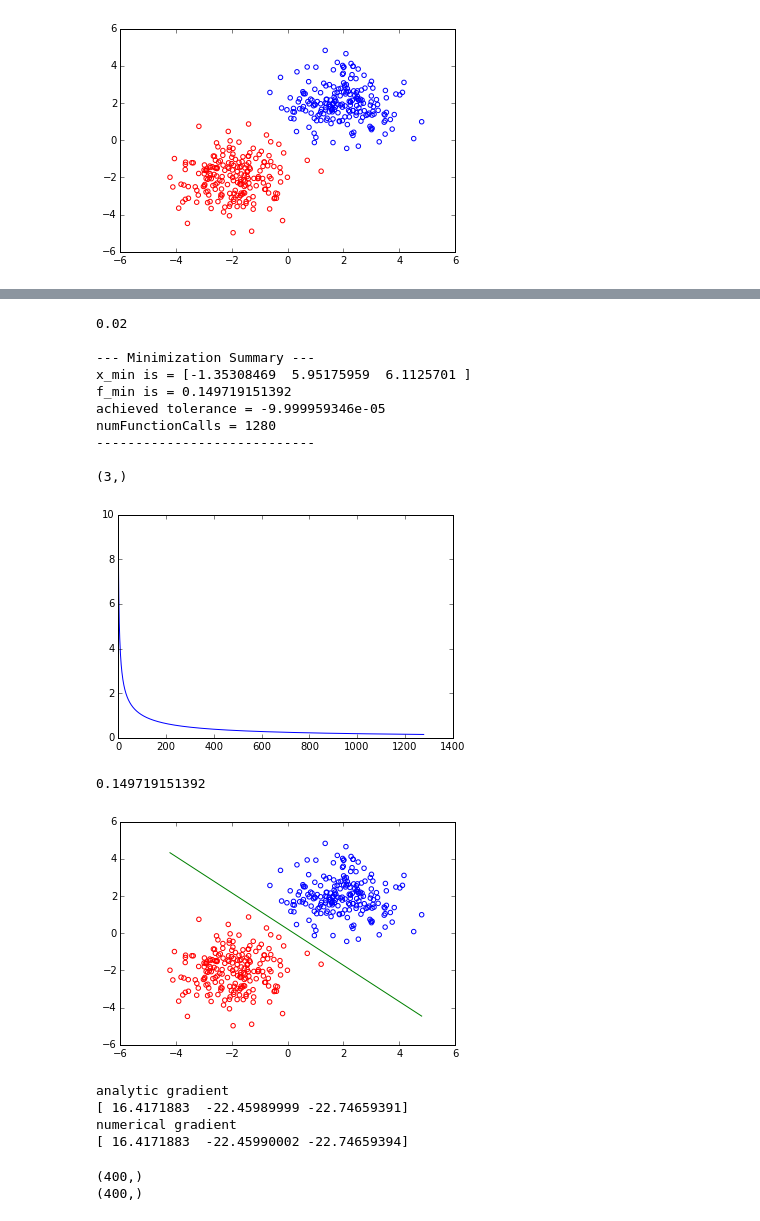
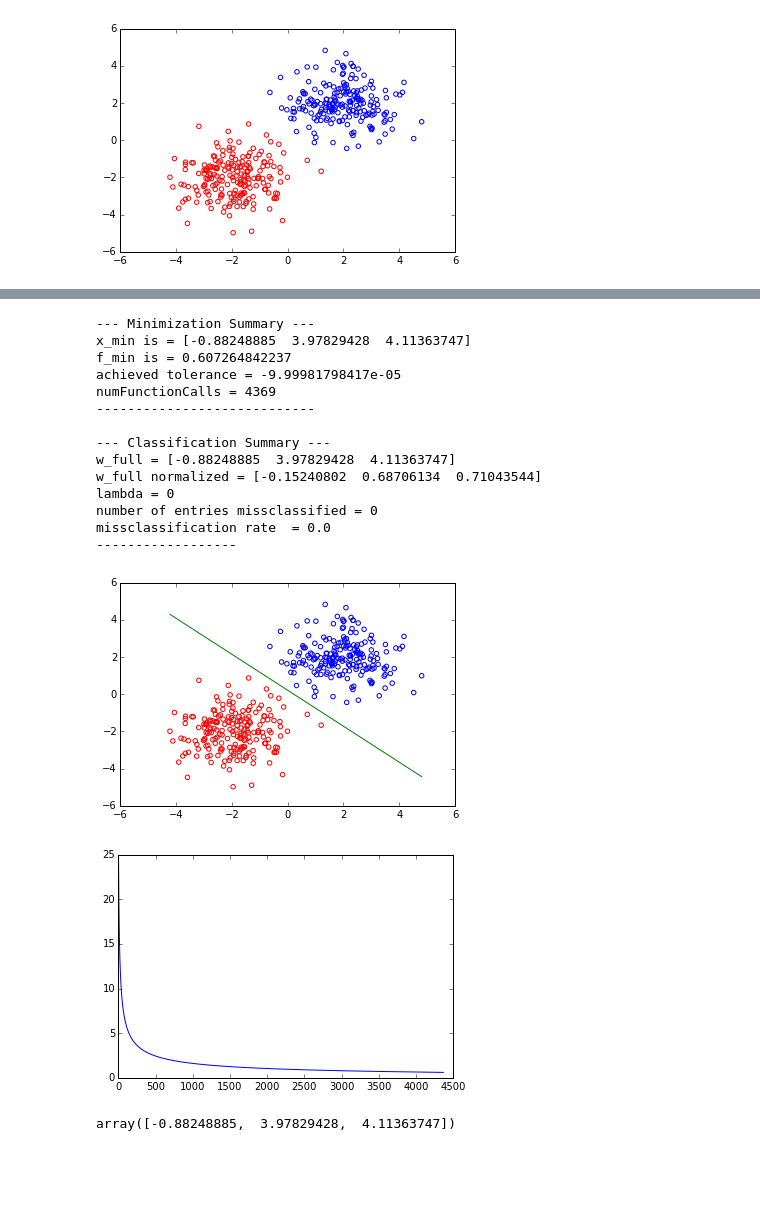
Before and after one commit to peteflorence/Machine-Learning-6.867-homework, a Jupyter notebook: hw2/prob_1.ipynb, the cells around one changed output, grey strips where cells are left out. Cells and saved outputs as stored; diff of their text form; code cells hidden in the pictures; blank space fills up the shorter version.

```diff
--- a/hw2/prob_1.ipynb
+++ b/hw2/prob_1.ipynb
@@ -13,5 +19,6 @@ The autoreload extension is already loaded. To reload it, use:
 # %%
-lr = LogisticRegression.fromFile('data_stdev1', type="train")
+filename = "data_stdev1"
+lr = LogisticRegression.fromFile(filename, type="train")
 lr.plotData()
 # %% [output]
 [figure]
@@ -38,49 +25,29 @@ missclassification rate
 # %%
-gd = lr.constructGradientDescentObject(lam)
-gd.stepSize = 0.02
-print gd.stepSize
-(w_star,_,_,_) = gd.computeMin(w_full, maxFunctionCalls=10000, storeIterValues=True, printSummary=True)
-print np.shape(w_star)
-gd.plotIterValues()
-print lr.NLL_Reg(w_star, lam)
-lr.plotData(w_full=w_star)
+w_full = np.array([1,1,1])
+lam = 0
+lr.computeDecisionBoundary(w_full, lam, plot=True, printSummary=True, stepSize=0.001, plotIter=True)
+# gd = lr.constructGradientDescentObject(lam)
+# gd.stepSize = 0.02
+# (w_star,_,_,_) = gd.computeMin(w_full, maxFunctionCalls=10000, storeIterValues=True, printSummary=True)
+# print np.shape(w_star)
+# gd.plotIterValues()
+# print lr.NLL_Reg(w_star, lam)
+# lr.plotData(w_full=w_star)
 # %% [output]
-0.02
-
 --- Minimization Summary ---
-x_min is = [-1.35308469  5.95175959  6.1125701 ]
-f_min is = 0.149719151392
-achieved tolerance = -9.999959346e-05
-numFunctionCalls = 1280
+x_min is = [-0.88248885  3.97829428  4.11363747]
+f_min is = 0.607264842237
+achieved tolerance = -9.99981798417e-05
+numFunctionCalls = 4369
 ----------------------------
 
-(3,)
+--- Classification Summary ---
+w_full = [-0.88248885  3.97829428  4.11363747]
+w_full normalized = [-0.15240802  0.68706134  0.71043544]
+lambda = 0
+number of entries missclassified = 0
+missclassification rate  = 0.0
+------------------
-[figure, old version]
+[figure, new version]
+[figure, new version]
-0.149719151392
+array([-0.88248885,  3.97829428,  4.11363747])
-[figure, old version]
-# %%
-lam = 2
-
-
-f = lambda w_full: lr.NLL_Reg(w_full, lam)
-grad = lambda w_full: lr.NLL_Reg_grad(w_full, lam)
-
-gd = GradientDescent(f, grad=grad)
-
-print "analytic gradient"
-print gd.evalGradient(w_full)
-print "numerical gradient"
-print gd.numericalGradient(w_full, dx = 0.0001)
-# %% [output]
-analytic gradient
-[ 16.4171883  -22.45989999 -22.74659391]
-numerical gradient
-[ 16.4171883  -22.45990002 -22.74659394]
-# %%
-t = np.dot(lr.x_full, w_full)
-s = np.multiply(lr.y, t)
-print np.shape(t)
-print np.shape(s)
-# %% [output]
-(400,)
-(400,)
```
Also changed, not shown: parts of 9 cells of this notebook, 1 other file.
